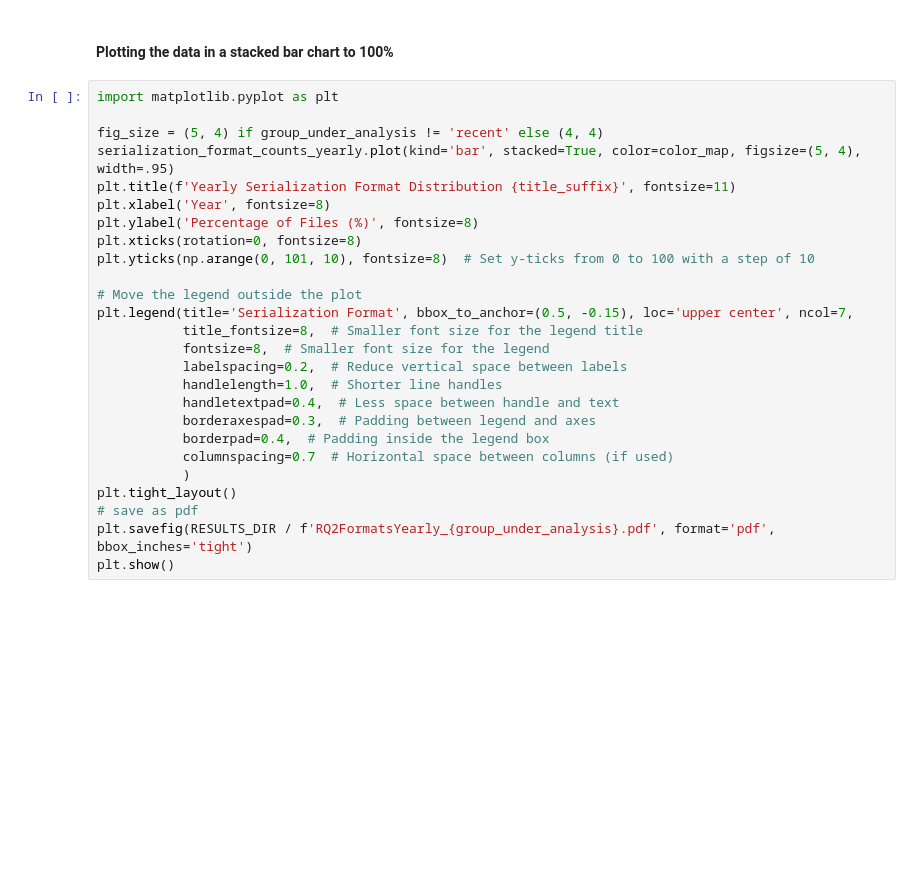
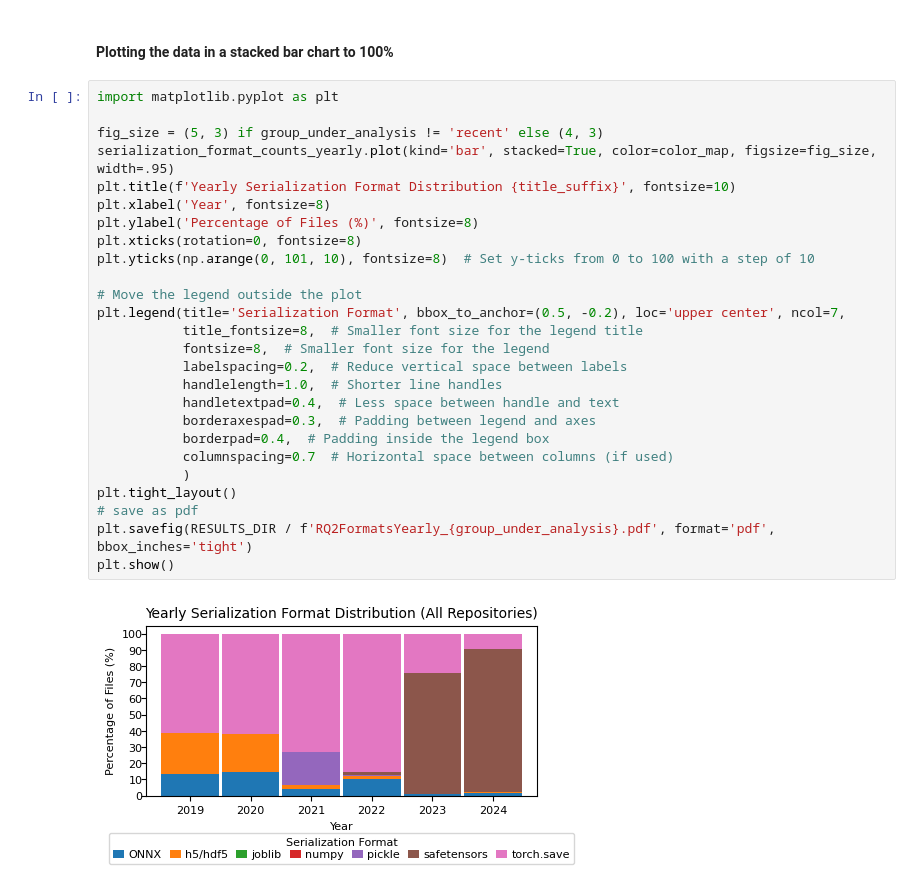
Before and after one commit to s2e-lab/model-evolution, a Jupyter notebook: scripts/notebooks/rq2_analysis.ipynb, the cells around one changed output. Cells and saved outputs as stored; diff of their text form; blank space fills up the shorter version.

```diff
--- a/scripts/notebooks/rq2_analysis.ipynb
+++ b/scripts/notebooks/rq2_analysis.ipynb
@@ -204,26 +215,28 @@ Min date 2019-09-23 15:48:20+00:00 Max date 2024-12-30 11:22:26+00:00
 # %%
 import matplotlib.pyplot as plt
 
-fig_size = (5, 4) if group_under_analysis != 'recent' else (4, 4)
-serialization_format_counts_yearly.plot(kind='bar', stacked=True, color=color_map, figsize=(5, 4), width=.95)
-plt.title(f'Yearly Serialization Format Distribution {title_suffix}', fontsize=11)
+fig_size = (5, 3) if group_under_analysis != 'recent' else (4, 3)
+serialization_format_counts_yearly.plot(kind='bar', stacked=True, color=color_map, figsize=fig_size, width=.95)
+plt.title(f'Yearly Serialization Format Distribution {title_suffix}', fontsize=10)
 plt.xlabel('Year', fontsize=8)
 plt.ylabel('Percentage of Files (%)', fontsize=8)
 plt.xticks(rotation=0, fontsize=8)
 plt.yticks(np.arange(0, 101, 10), fontsize=8)  # Set y-ticks from 0 to 100 with a step of 10
 
 # Move the legend outside the plot
-plt.legend(title='Serialization Format', bbox_to_anchor=(0.5, -0.15), loc='upper center', ncol=7,
+plt.legend(title='Serialization Format', bbox_to_anchor=(0.5, -0.2), loc='upper center', ncol=7,
            title_fontsize=8,  # Smaller font size for the legend title
            fontsize=8,  # Smaller font size for the legend
            labelspacing=0.2,  # Reduce vertical space between labels
            handlelength=1.0,  # Shorter line handles
            handletextpad=0.4,  # Less space between handle and text
            borderaxespad=0.3,  # Padding between legend and axes
            borderpad=0.4,  # Padding inside the legend box
            columnspacing=0.7  # Horizontal space between columns (if used)
            )
 plt.tight_layout()
 # save as pdf
 plt.savefig(RESULTS_DIR / f'RQ2FormatsYearly_{group_under_analysis}.pdf', format='pdf', bbox_inches='tight')
 plt.show()
+# %% [output]
+[figure, added]
```
Also changed, not shown: parts of 7 cells of this notebook, 10 other files.
